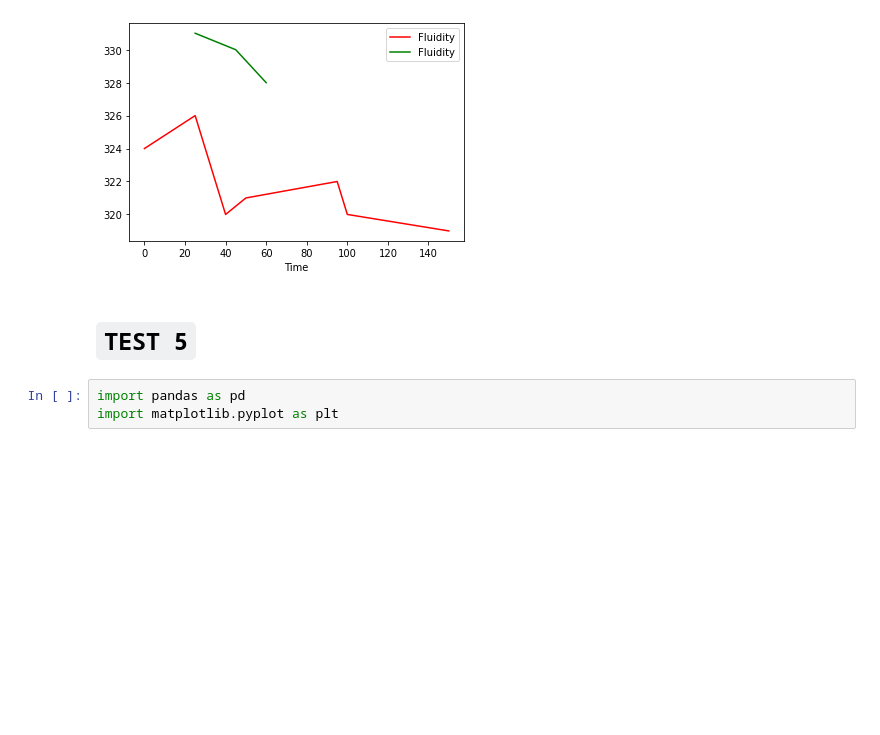
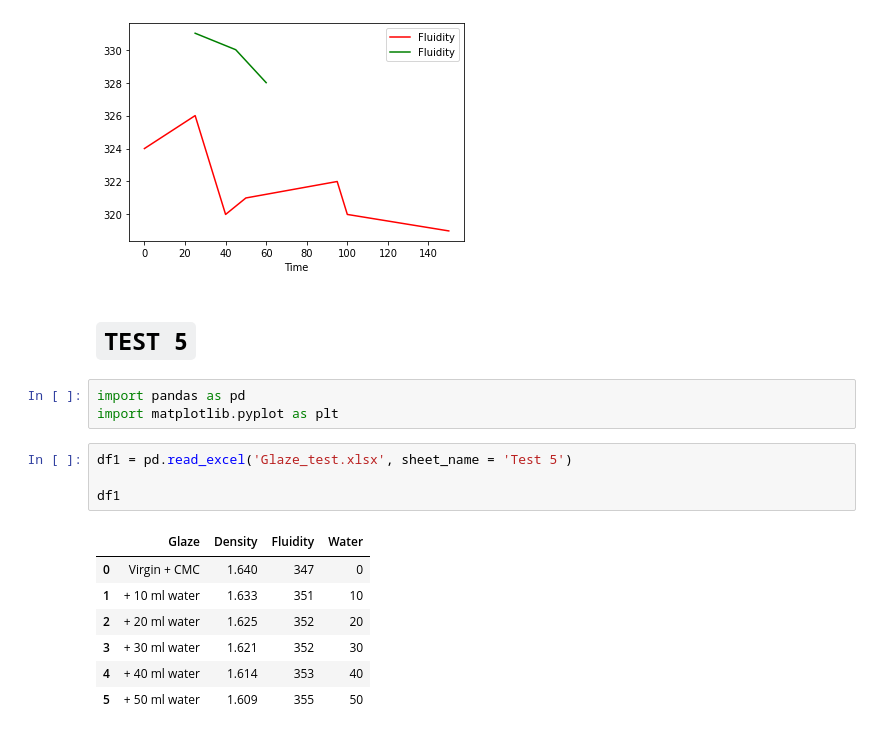
Before and after one commit to souzatya/Glaze-Additive-Predictor, a Jupyter notebook: Parametric_data_analysis_of_Brown_glaze.ipynb, the cells around one changed output. Cells and saved outputs as stored; diff of their text form; blank space fills up the shorter version.

```diff
--- a/Parametric_data_analysis_of_Brown_glaze.ipynb
+++ b/Parametric_data_analysis_of_Brown_glaze.ipynb
@@ -162,3 +162,15 @@ plt.show()
 # %%
 import pandas as pd
 import matplotlib.pyplot as plt
+# %%
+df1 = pd.read_excel('Glaze_test.xlsx', sheet_name = 'Test 5')
+
+df1
+# %% [output]
+|  | Glaze | Density | Fluidity | Water |
+| 0 | Virgin + CMC | 1.640 | 347 | 0 |
+| 1 | + 10 ml water | 1.633 | 351 | 10 |
+| 2 | + 20 ml water | 1.625 | 352 | 20 |
+| 3 | + 30 ml water | 1.621 | 352 | 30 |
+| 4 | + 40 ml water | 1.614 | 353 | 40 |
+| 5 | + 50 ml water | 1.609 | 355 | 50 |
```
Also changed, not shown: parts of 1 cell of this notebook.
